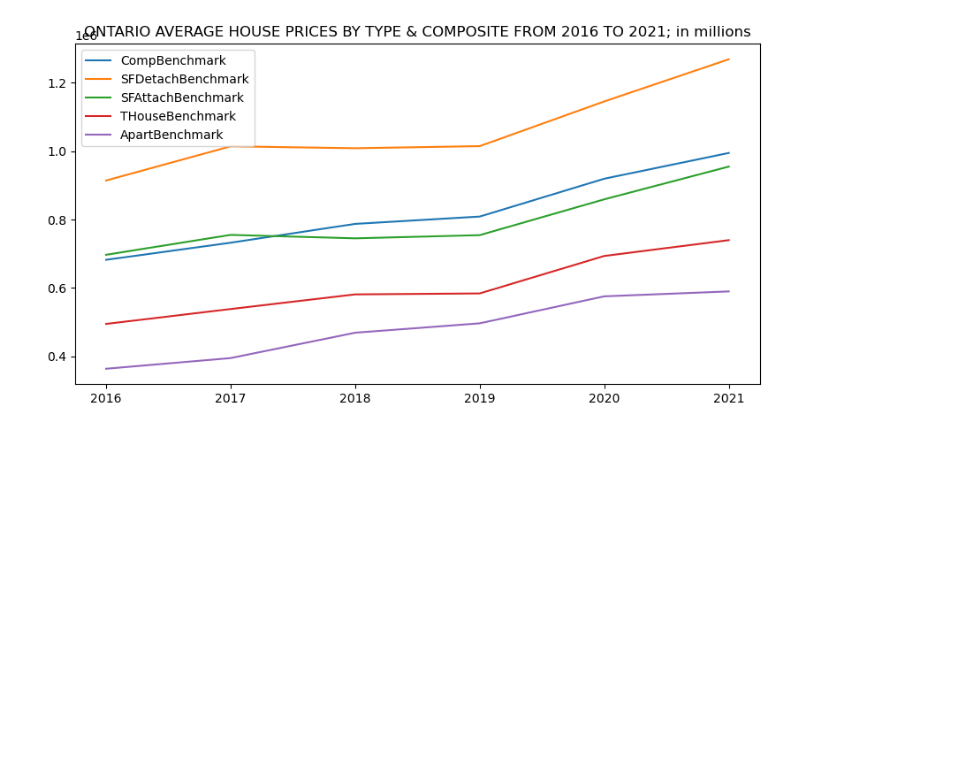
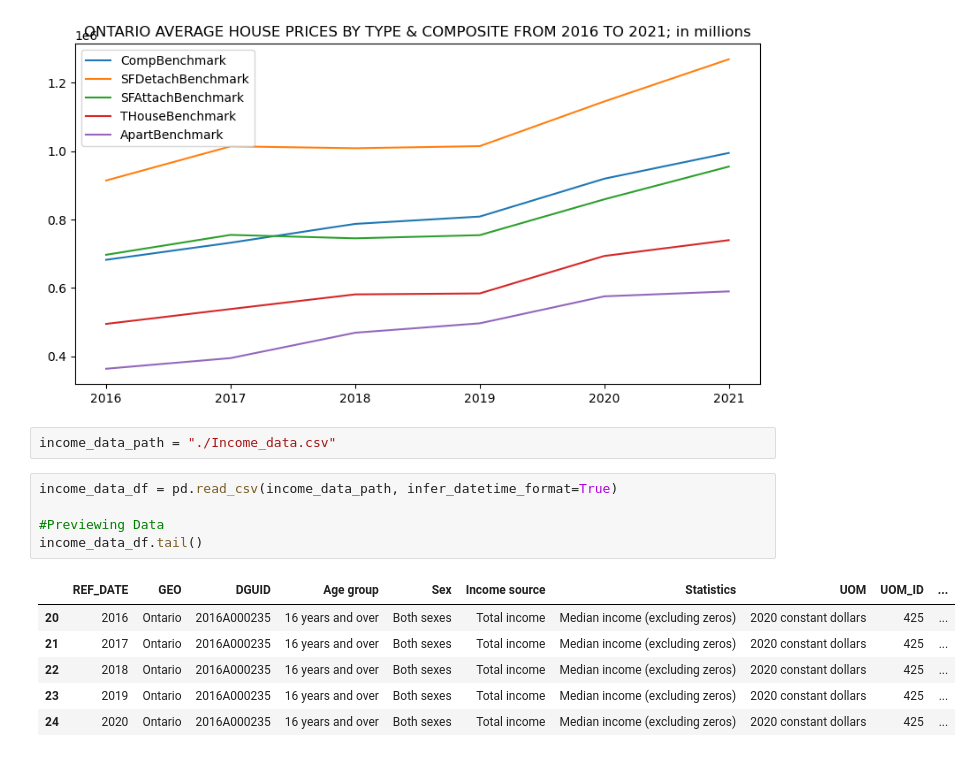
Before and after one commit to ycolagelo/Ontario-Housing-Project, a Jupyter notebook: Kaggle MLS Data.ipynb, the cells around one changed output. Cells and saved outputs as stored; diff of their text form; blank space fills up the shorter version.

Commit message:
added income data file

```diff
--- a/Kaggle MLS Data.ipynb
+++ b/Kaggle MLS Data.ipynb
@@ -535,3 +535,17 @@ transposed_data.plot(use_index = True, y = np.array(['CompBenchmark', 'SFDetachB
 # %% [output]
 <AxesSubplot:title={'center':'ONTARIO AVERAGE HOUSE PRICES BY TYPE & COMPOSITE FROM 2016 TO 2021; in millions'}>
 [figure]
+# %%
+income_data_path = "./Income_data.csv"
+# %%
+income_data_df = pd.read_csv(income_data_path, infer_datetime_format=True)
+
+#Previewing Data
+income_data_df.tail()
+# %% [output]
+|  | REF_DATE | GEO | DGUID | Age group | Sex | Income source | Statistics | UOM | UOM_ID | ... |
+| 20 | 2016 | Ontario | 2016A000235 | 16 years and over | Both sexes | Total income | Median income (excluding zeros) | 2020 constant dollars | 425 | ... |
+| 21 | 2017 | Ontario | 2016A000235 | 16 years and over | Both sexes | Total income | Median income (excluding zeros) | 2020 constant dollars | 425 | ... |
+| 22 | 2018 | Ontario | 2016A000235 | 16 years and over | Both sexes | Total income | Median income (excluding zeros) | 2020 constant dollars | 425 | ... |
+| 23 | 2019 | Ontario | 2016A000235 | 16 years and over | Both sexes | Total income | Median income (excluding zeros) | 2020 constant dollars | 425 | ... |
+| 24 | 2020 | Ontario | 2016A000235 | 16 years and over | Both sexes | Total income | Median income (excluding zeros) | 2020 constant dollars | 425 | ... |
```
Also changed, not shown: parts of 3 cells of this notebook.
